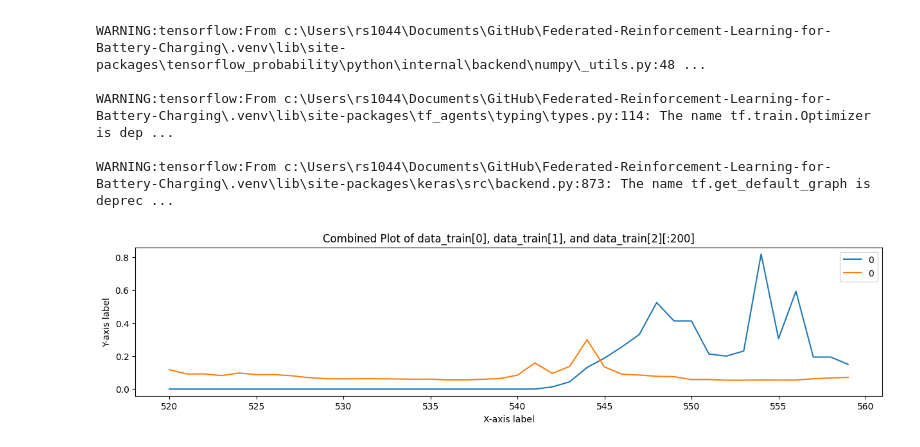
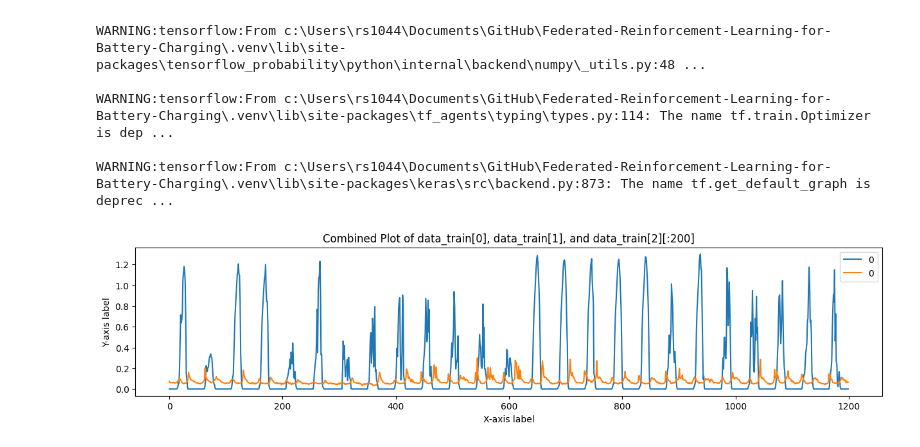
Before and after one commit to JonasSievers/Federated-Reinforcement-Learning-for-Battery-Charging, a Jupyter notebook: src/notebooks/DDPG_from_scratch.ipynb, the cells around one changed output. Drawn from its saved outputs; the diff is of its cells as text; code cells hidden in the pictures.

```diff
--- a/src/notebooks/DDPG_from_scratch.ipynb
+++ b/src/notebooks/DDPG_from_scratch.ipynb
@@ -34,31 +34,31 @@ WARNING:tensorflow:From c:\Users\rs1044\Documents\GitHub\Federated-Reinforcement
 # %%
 # Load data
 customer = 1
 
 data_train = dataloader.get_customer_data(dataloader.loadData('../../data/load1011.csv'),
                                           dataloader.loadPrice('../../data/price_wo_outlier.csv'),
                                           dataloader.loadMix("../../data/fuel2021.csv"), customer)
 data_eval = dataloader.get_customer_data(dataloader.loadData('../../data/load1112.csv'),
                                          dataloader.loadPrice('../../data/price_wo_outlier.csv'),
                                          dataloader.loadMix("../../data/fuel2122.csv"), customer)
 data_test = dataloader.get_customer_data(dataloader.loadData('../../data/load1213.csv'),
                                          dataloader.loadPrice('../../data/price_wo_outlier.csv'),
                                          dataloader.loadMix("../../data/fuel2223.csv"), customer)
 
 fig, ax = plt.subplots(figsize=(15,3))
 # Assuming data_train is a list or array-like object
 #data_train[0][:200].plot(label='Load', ax=ax)
-data_train[1][520:560].plot(label='PV', ax=ax)
-data_train[2][520:560].plot(label='Price', ax=ax)
+data_train[1][:1200].plot(label='PV', ax=ax)
+data_train[2][:1200].plot(label='Price', ax=ax)
 
 # Add labels, title, and legend
 plt.xlabel('X-axis label')
 plt.ylabel('Y-axis label')
 plt.title('Combined Plot of data_train[0], data_train[1], and data_train[2][:200]')
 plt.legend()
 
 # Show the plot
 plt.show()
 # %% [output]
-[figure, old version]
+[figure, new version]
 # %%
```
Also changed, not shown: parts of 5 cells of this notebook.
